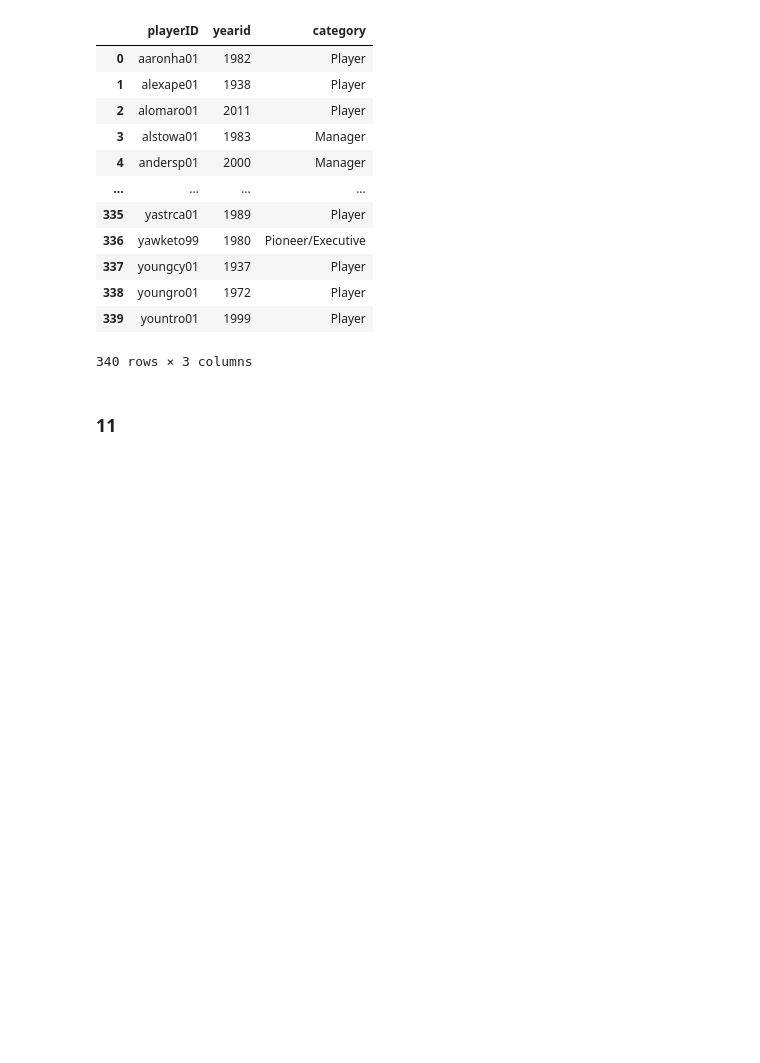
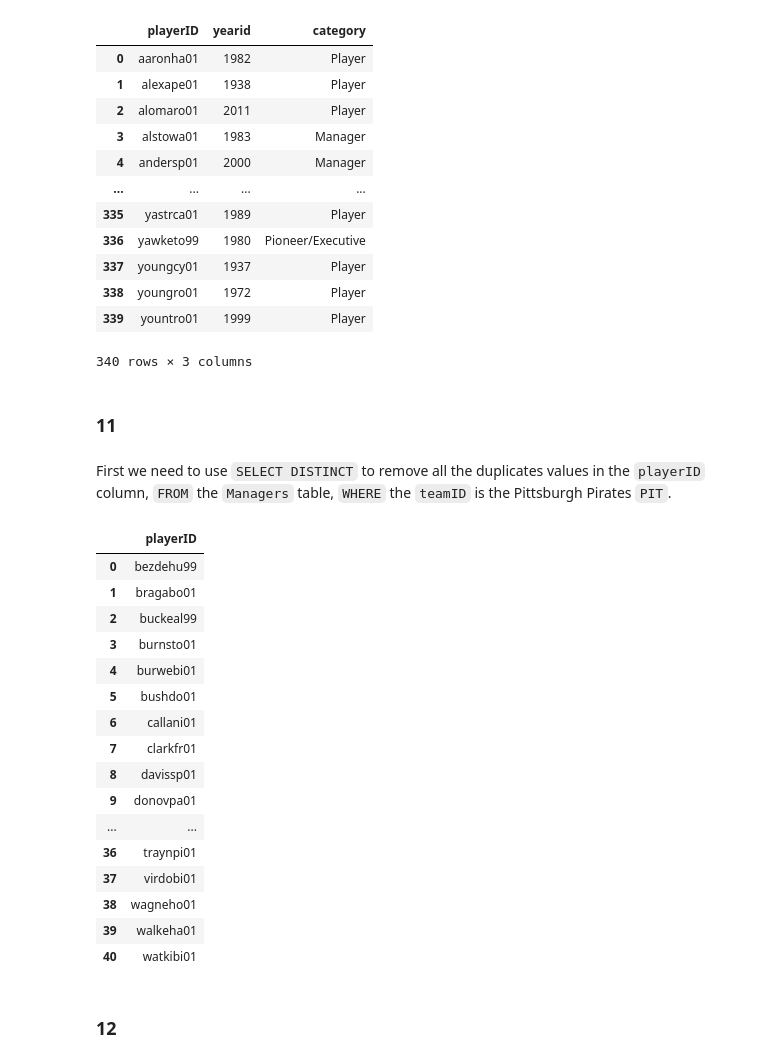
Before and after one commit to YefridC09/ST-554_Big_data_analysis, a Jupyter notebook: HW5_Yefrid__Cordoba.ipynb, the cells around one changed output. Saved outputs shown, nothing was run; the diff lists cells and outputs as text; code cells hidden in the pictures; blank space fills up the shorter version.

```diff
--- a/HW5_Yefrid__Cordoba.ipynb
+++ b/HW5_Yefrid__Cordoba.ipynb
@@ -455,3 +458,34 @@ pd.read_sql(HOF, MLB)
 340 rows × 3 columns
 # %% [markdown]
 ### 11
+# %% [markdown]
+First we need to use `SELECT DISTINCT` to remove all the duplicates values in the `playerID` column, `FROM` the `Managers` table, `WHERE` the `teamID` is the Pittsburgh Pirates `PIT`.
+# %%
+#Query
+UM = """
+    SELECT DISTINCT playerID
+    FROM Managers
+    WHERE teamID = 'PIT'
+    """
+#Executing the query
+pd.read_sql(UM, MLB)
+# %% [output]
+|  | playerID |
+| 0 | bezdehu99 |
+| 1 | bragabo01 |
+| 2 | buckeal99 |
+| 3 | burnsto01 |
+| 4 | burwebi01 |
+| 5 | bushdo01 |
+| 6 | callani01 |
+| 7 | clarkfr01 |
+| 8 | davissp01 |
+| 9 | donovpa01 |
+| ... | ... |
+| 36 | traynpi01 |
+| 37 | virdobi01 |
+| 38 | wagneho01 |
+| 39 | walkeha01 |
+| 40 | watkibi01 |
+# %% [markdown]
+### 12
```
Also changed, not shown: parts of 1 cell of this notebook.
